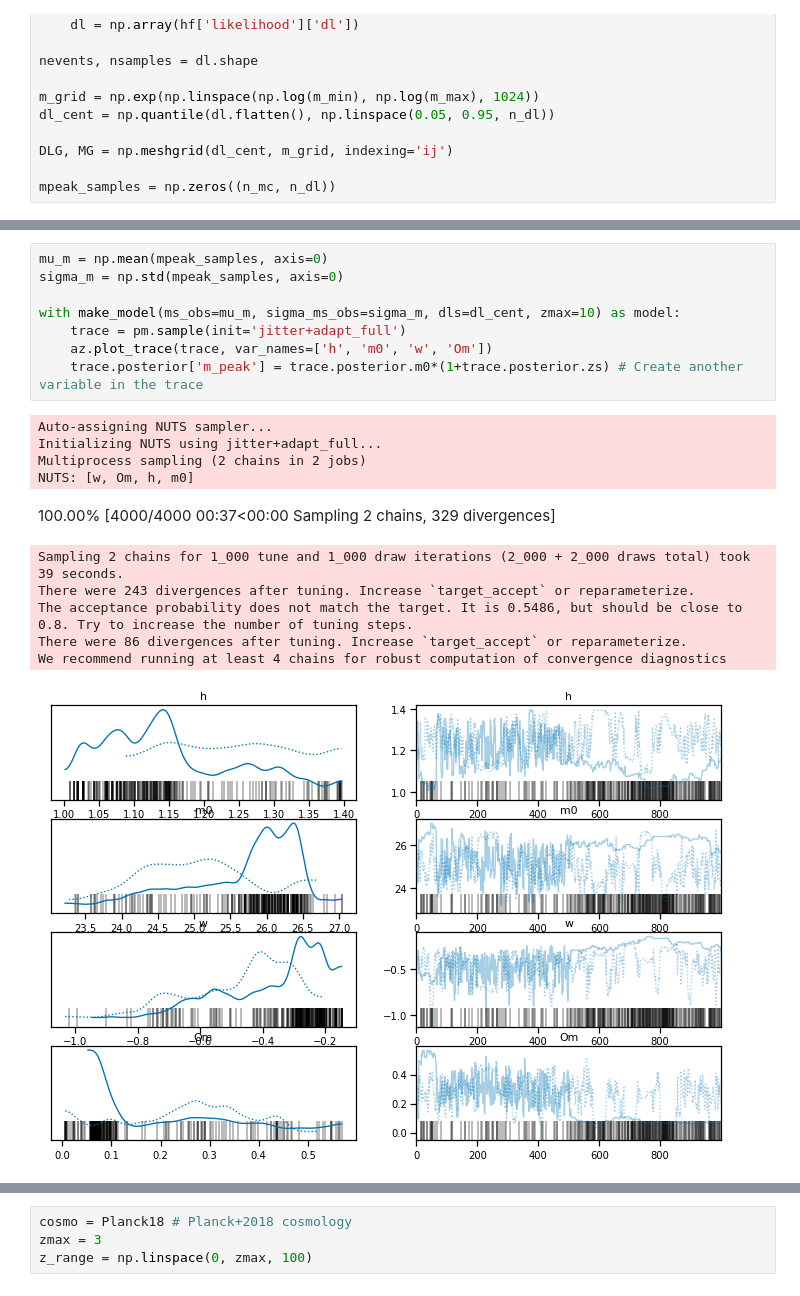
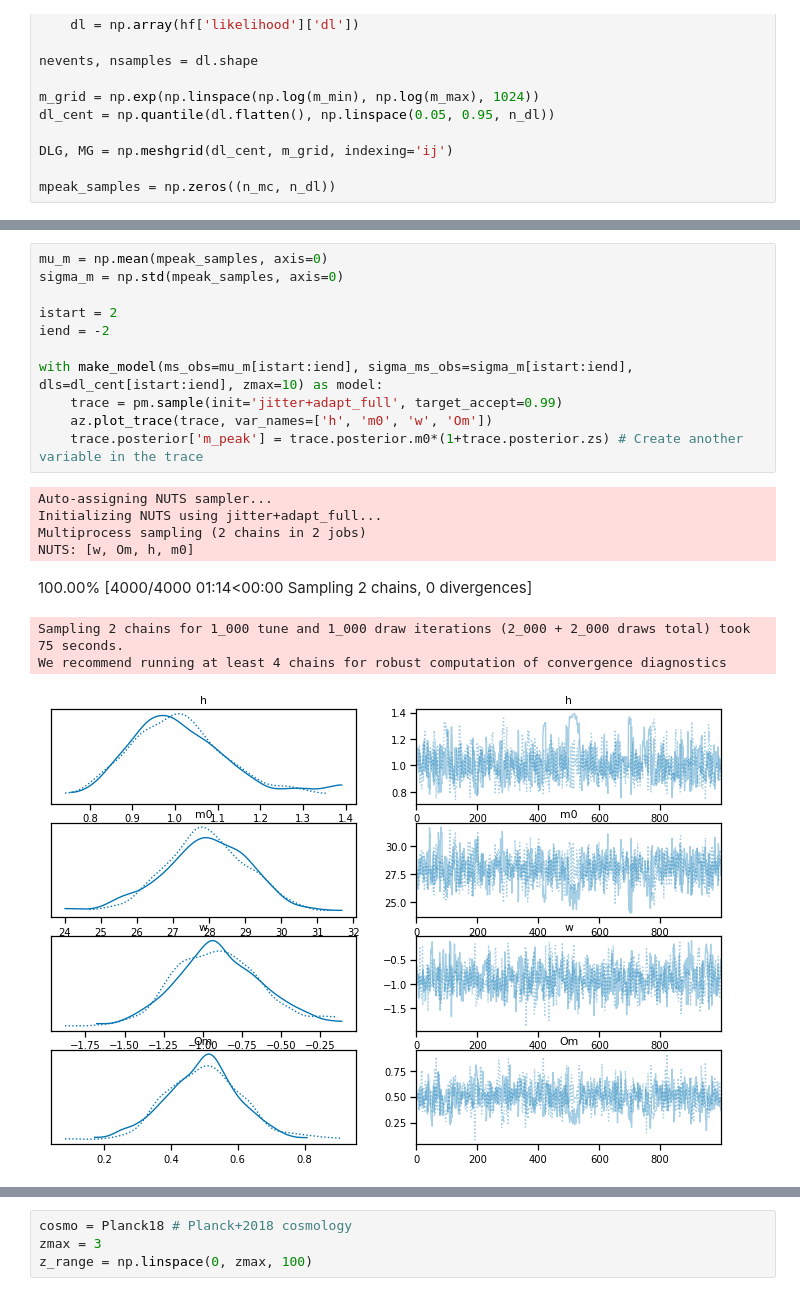
Before and after one commit to farr/FastMFCosmology, a Jupyter notebook: search-for-bump.ipynb, the cells around one changed output, grey strips where cells are left out. Saved outputs shown, nothing was run; the diff lists cells and outputs as text.

```diff
--- a/search-for-bump.ipynb
+++ b/search-for-bump.ipynb
@@ -166,23 +166,23 @@ Text(0, 0.5, '$m_\\mathrm{peak} / M_\\odot$')
 # %%
 mu_m = np.mean(mpeak_samples, axis=0)
 sigma_m = np.std(mpeak_samples, axis=0)
 
-with make_model(ms_obs=mu_m, sigma_ms_obs=sigma_m, dls=dl_cent, zmax=10) as model:
-    trace = pm.sample(init='jitter+adapt_full')
+istart = 2
+iend = -2
+
+with make_model(ms_obs=mu_m[istart:iend], sigma_ms_obs=sigma_m[istart:iend], dls=dl_cent[istart:iend], zmax=10) as model:
+    trace = pm.sample(init='jitter+adapt_full', target_accept=0.99)
     az.plot_trace(trace, var_names=['h', 'm0', 'w', 'Om'])
     trace.posterior['m_peak'] = trace.posterior.m0*(1+trace.posterior.zs) # Create another variable in the trace
 # %% [output]
 Auto-assigning NUTS sampler...
 Initializing NUTS using jitter+adapt_full...
 Multiprocess sampling (2 chains in 2 jobs)
 NUTS: [w, Om, h, m0]
-100.00% [4000/4000 00:37<00:00 Sampling 2 chains, 329 divergences]
+100.00% [4000/4000 01:14<00:00 Sampling 2 chains, 0 divergences]
-Sampling 2 chains for 1_000 tune and 1_000 draw iterations (2_000 + 2_000 draws total) took 39 seconds.
-There were 243 divergences after tuning. Increase `target_accept` or reparameterize.
-The acceptance probability does not match the target. It is 0.5486, but should be close to 0.8. Try to increase the number of tuning steps.
-There were 86 divergences after tuning. Increase `target_accept` or reparameterize.
+Sampling 2 chains for 1_000 tune and 1_000 draw iterations (2_000 + 2_000 draws total) took 75 seconds.
 We recommend running at least 4 chains for robust computation of convergence diagnostics
-[figure, old version]
+[figure, new version]
 # %%
 plt.errorbar(dl_cent, np.mean(mpeak_samples, axis=0), yerr=np.std(mpeak_samples, axis=0), fmt='.', color='k')
 
```
Also changed, not shown: parts of 8 cells of this notebook, 2 other files.
